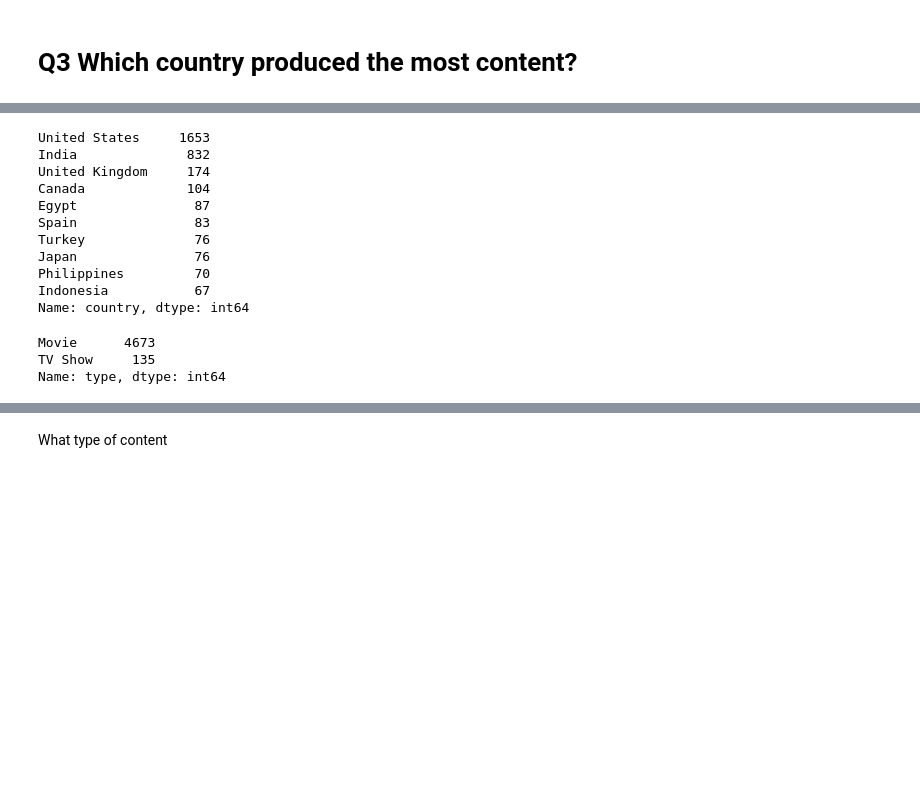
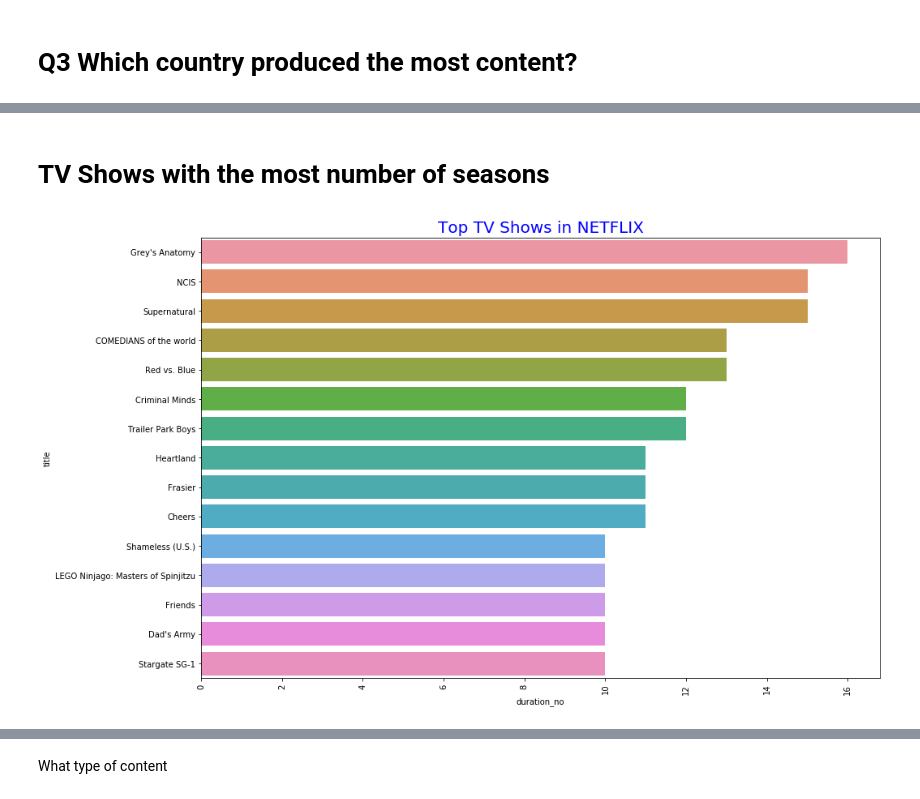
Before and after one commit to sonnygobdev/udacity, a Jupyter notebook: netflix_insights.ipynb, the cells around one changed output, grey strips where cells are left out. Saved outputs shown, nothing was run; the diff lists cells and outputs as text; code cells hidden in the pictures; blank space fills up the shorter version.

```diff
--- a/netflix_insights.ipynb
+++ b/netflix_insights.ipynb
@@ -111,20 +134,9 @@ plot_data(top10_countries.country,top10_countries.index,'Countries with the most
-# %%
-netflix_dataset['country'].value_counts()[:10]
-# %% [output]
-United States     1653
-India              832
-United Kingdom     174
-Canada             104
-Egypt               87
-Spain               83
-Turkey              76
-Japan               76
-Philippines         70
-Indonesia           67
-Name: country, dtype: int64
-# %%
-netflix_dataset['type'].value_counts()[:10]
-# %% [output]
-Movie      4673
-TV Show     135
-Name: type, dtype: int64
+# %% [markdown]
+# TV Shows with the most number of seasons
+# %%
+# TV shows with the most number of seasons
+netflix_tvshows = netflix_df[netflix_df['type']=='TV Show']
+top_tvshows = netflix_tvshows[['title','duration_no']].sort_values(by='duration_no',ascending=False)[:15]
+plot_data(top_tvshows.duration_no,top_tvshows.title,'Top TV Shows in NETFLIX',"top_shows.png")
+# %% [output]
+[figure, added]
```
Also changed, not shown: parts of 22 cells of this notebook.
